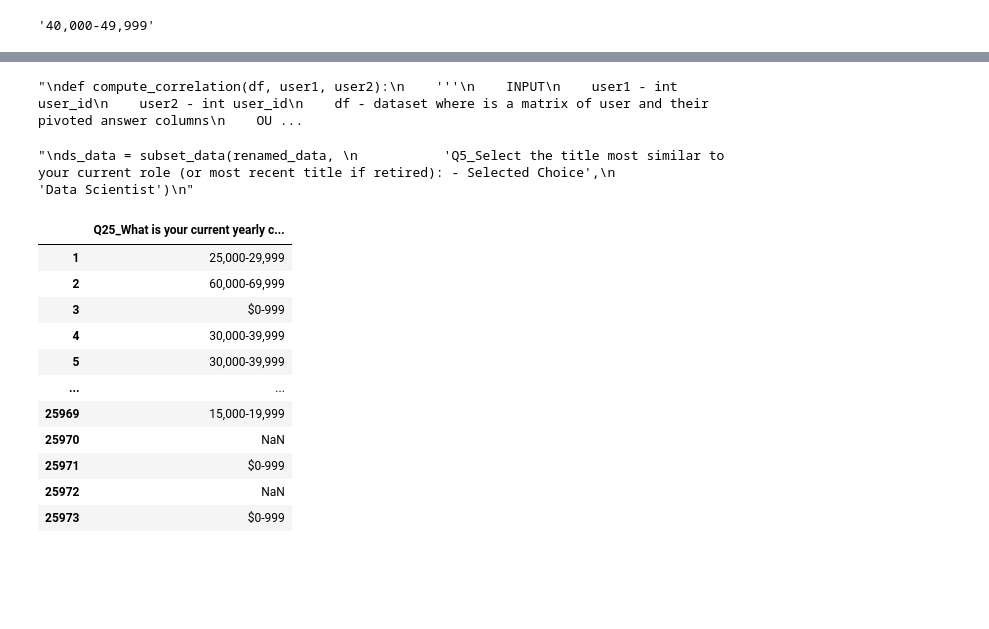
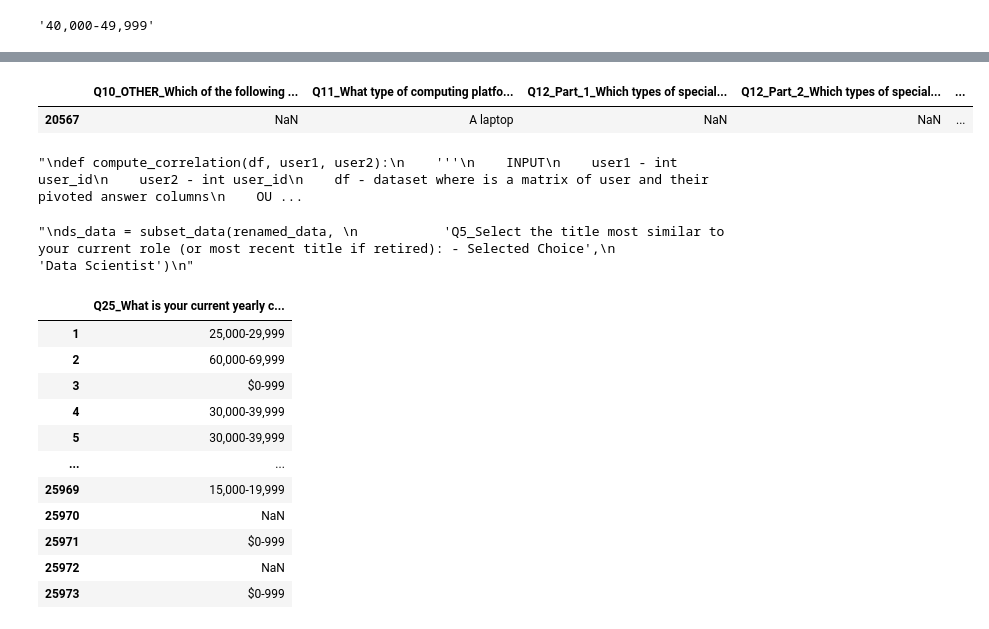
Before and after one commit to thecrossed/kaggle_survey_2021, a Jupyter notebook: what-do-data-scientists-usually-do.ipynb, the cells around one changed output, grey strips where cells are left out. Cells and saved outputs as stored; diff of their text form; code cells hidden in the pictures; blank space fills up the shorter version.

```diff
--- a/what-do-data-scientists-usually-do.ipynb
+++ b/what-do-data-scientists-usually-do.ipynb
@@ -234,3 +244,8 @@ demographic_data.loc[demographic_data.index == 5471]
+# %%
+renamed_data.loc[renamed_data.index == 20567].iloc[:,50:60]
+# %% [output]
+|  | Q10_OTHER_Which of the following ... | Q11_What type of computing platfo... | Q12_Part_1_Which types of special... | Q12_Part_2_Which types of special... | ... |
+| 20567 | NaN | A laptop | NaN | NaN | ... |
 # %%
 """
 def compute_correlation(df, user1, user2):
```
Also changed, not shown: parts of 17 cells of this notebook.
